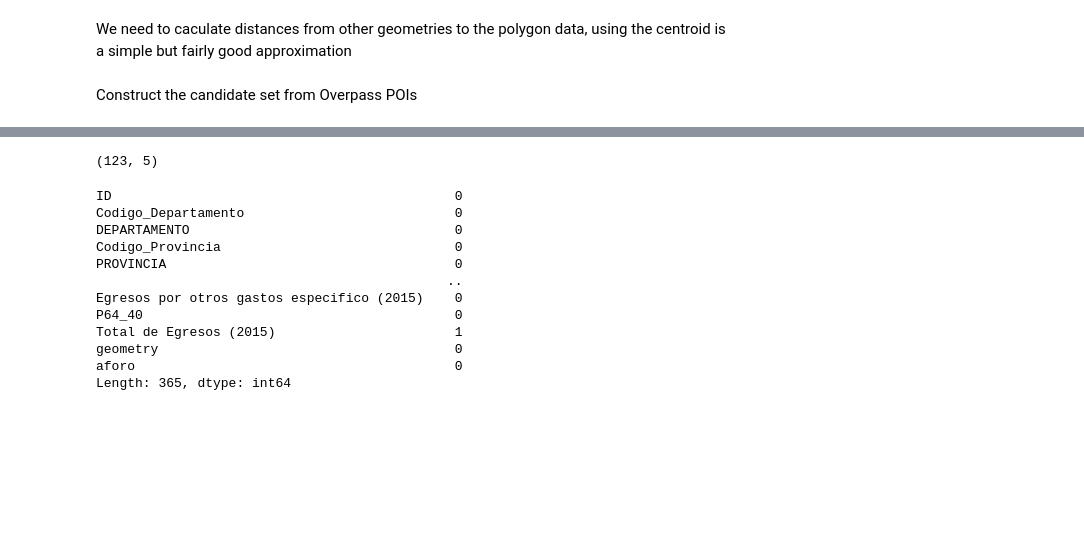
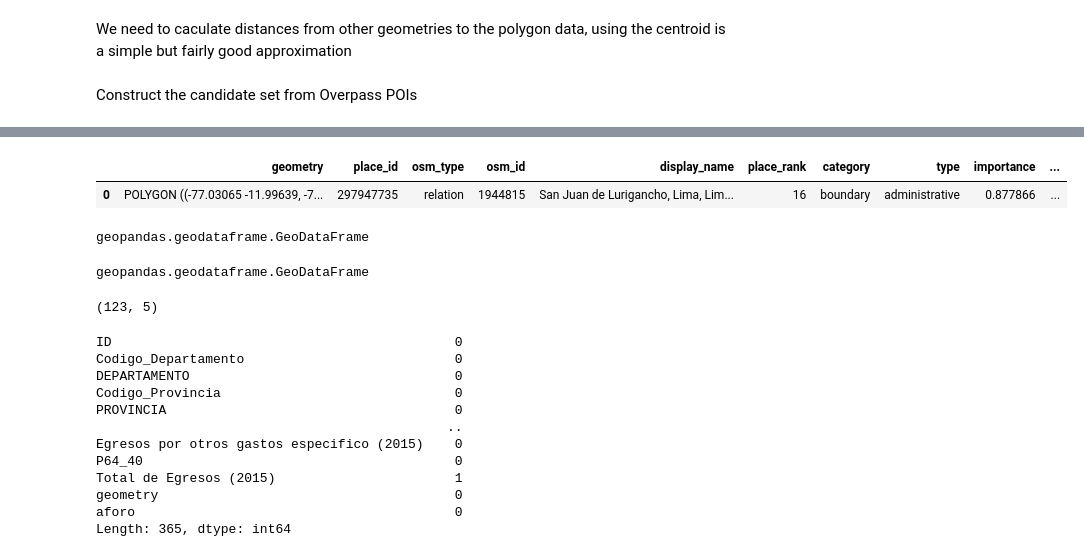
Before and after one commit to EL-BID/urbanpy, a Jupyter notebook: notebooks/Market Facility Location with Python.ipynb, the cells around one changed output, grey strips where cells are left out. Cells and saved outputs as stored; diff of their text form; code cells hidden in the pictures; blank space fills up the shorter version.

```diff
--- a/notebooks/Market Facility Location with Python.ipynb
+++ b/notebooks/Market Facility Location with Python.ipynb
@@ -90,0 +102,9 @@ merc = markets[markets.within(sjl.geometry[0])]
+# %%
+sjl
+# %% [output]
+|  | geometry | place_id | osm_type | osm_id | display_name | place_rank | category | type | importance | ... |
+| 0 | POLYGON ((-77.03065 -11.99639, -7... | 297947735 | relation | 1944815 | San Juan de Lurigancho, Lima, Lim... | 16 | boundary | administrative | 0.877866 | ... |
+# %%
+type(markets)
+# %% [output]
+geopandas.geodataframe.GeoDataFrame
@@ -91 +114,5 @@ merc = markets[markets.within(sjl.geometry[0])]
+# %%
+type(merc)
+# %% [output]
+geopandas.geodataframe.GeoDataFrame
 # %%
```
Also changed, not shown: parts of 27 cells of this notebook.
